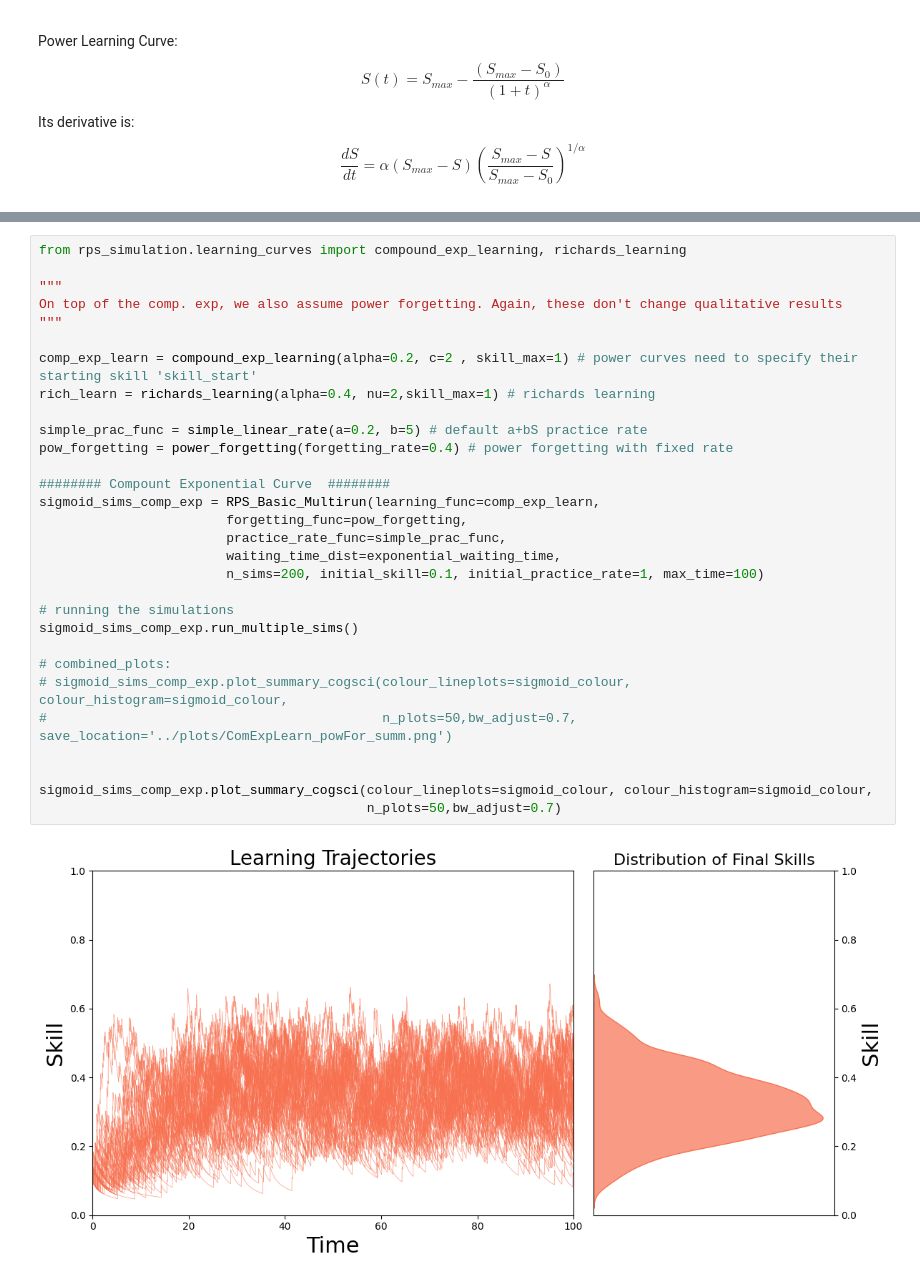
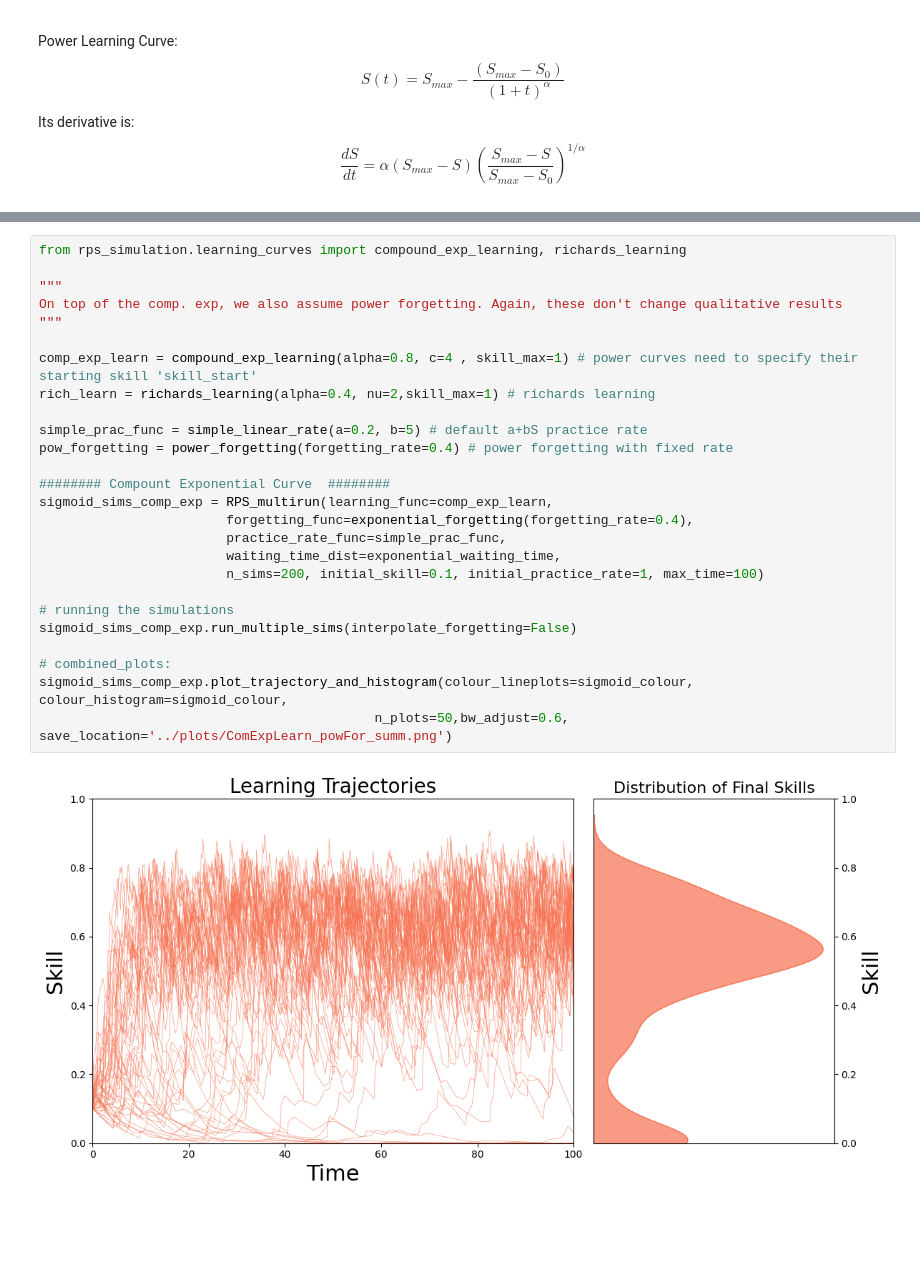
Before and after one commit to plaskar/rps_model, a Jupyter notebook: notebooks/Basic Model Analysis.ipynb, the cells around one changed output, grey strips where cells are left out. Cells and saved outputs as stored; diff of their text form; blank space fills up the shorter version.

Commit message:
Aug 21 2024 - Changed class names, plots, notebook

```diff
--- a/notebooks/Basic Model Analysis.ipynb
+++ b/notebooks/Basic Model Analysis.ipynb
@@ -270,34 +269,30 @@ Richards Curves:
 # %%
 from rps_simulation.learning_curves import compound_exp_learning, richards_learning
 
 """
 On top of the comp. exp, we also assume power forgetting. Again, these don't change qualitative results
 """
 
-comp_exp_learn = compound_exp_learning(alpha=0.2, c=2 , skill_max=1) # power curves need to specify their starting skill 'skill_start'
+comp_exp_learn = compound_exp_learning(alpha=0.8, c=4 , skill_max=1) # power curves need to specify their starting skill 'skill_start'
 rich_learn = richards_learning(alpha=0.4, nu=2,skill_max=1) # richards learning
 
 simple_prac_func = simple_linear_rate(a=0.2, b=5) # default a+bS practice rate
 pow_forgetting = power_forgetting(forgetting_rate=0.4) # power forgetting with fixed rate
 
 ######## Compount Exponential Curve  ########
-sigmoid_sims_comp_exp = RPS_Basic_Multirun(learning_func=comp_exp_learn,
-                        forgetting_func=pow_forgetting,
+sigmoid_sims_comp_exp = RPS_multirun(learning_func=comp_exp_learn,
+                        forgetting_func=exponential_forgetting(forgetting_rate=0.4),
                         practice_rate_func=simple_prac_func,
                         waiting_time_dist=exponential_waiting_time,
                         n_sims=200, initial_skill=0.1, initial_practice_rate=1, max_time=100)
 
 # running the simulations
-sigmoid_sims_comp_exp.run_multiple_sims()
+sigmoid_sims_comp_exp.run_multiple_sims(interpolate_forgetting=False)
 
 # combined_plots:
-# sigmoid_sims_comp_exp.plot_summary_cogsci(colour_lineplots=sigmoid_colour, colour_histogram=sigmoid_colour,
-#                                           n_plots=50,bw_adjust=0.7, save_location='../plots/ComExpLearn_powFor_summ.png')
-
-
-sigmoid_sims_comp_exp.plot_summary_cogsci(colour_lineplots=sigmoid_colour, colour_histogram=sigmoid_colour,
-                                          n_plots=50,bw_adjust=0.7)
+sigmoid_sims_comp_exp.plot_trajectory_and_histogram(colour_lineplots=sigmoid_colour, colour_histogram=sigmoid_colour,
+                                           n_plots=50,bw_adjust=0.6, save_location='../plots/ComExpLearn_powFor_summ.png')
 # %% [output]
-[figure, old version]
+[figure, new version]
 # %%
 ######## Richards Curve  ########
```
Also changed, not shown: parts of 11 cells of this notebook, 14 other files.
